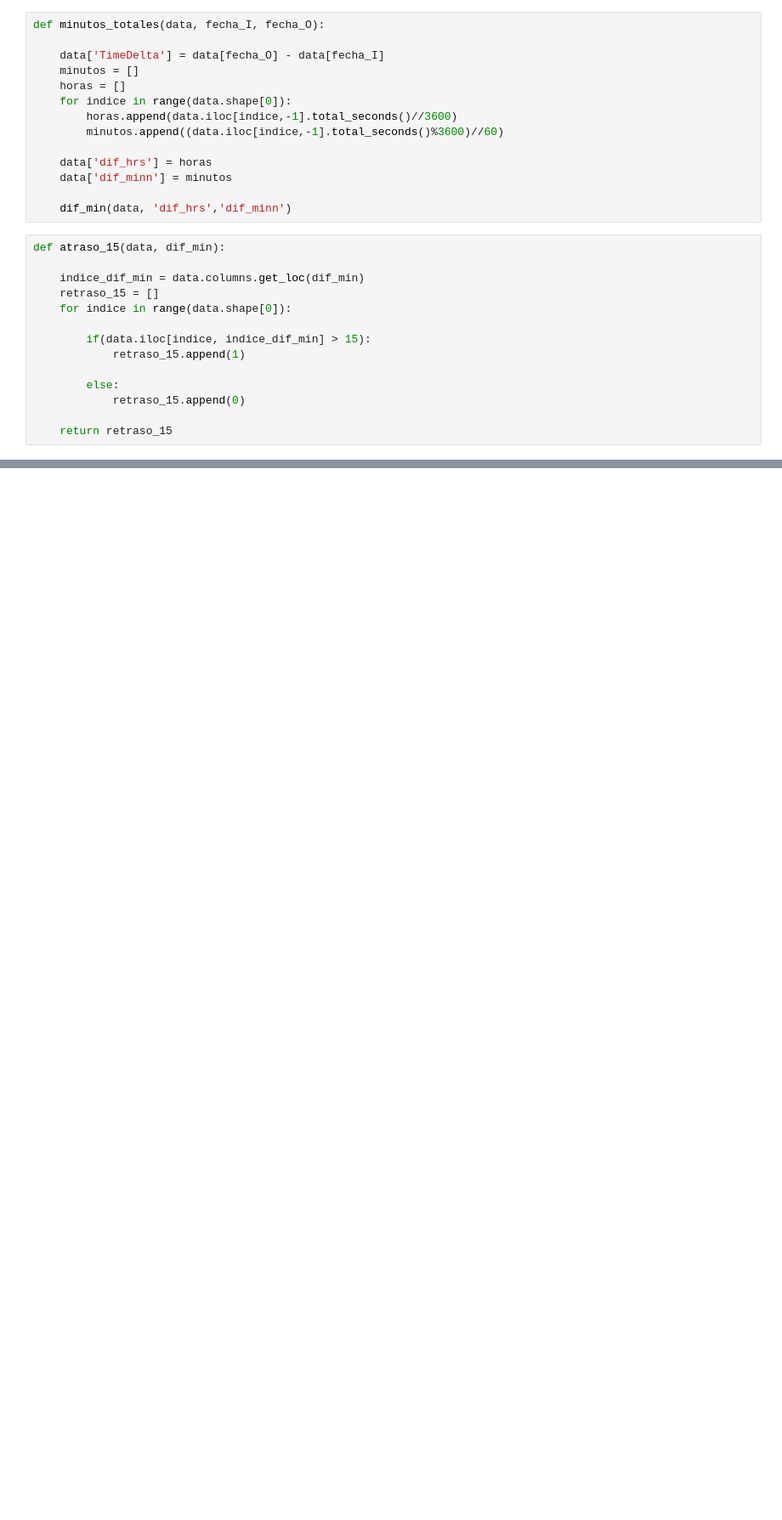
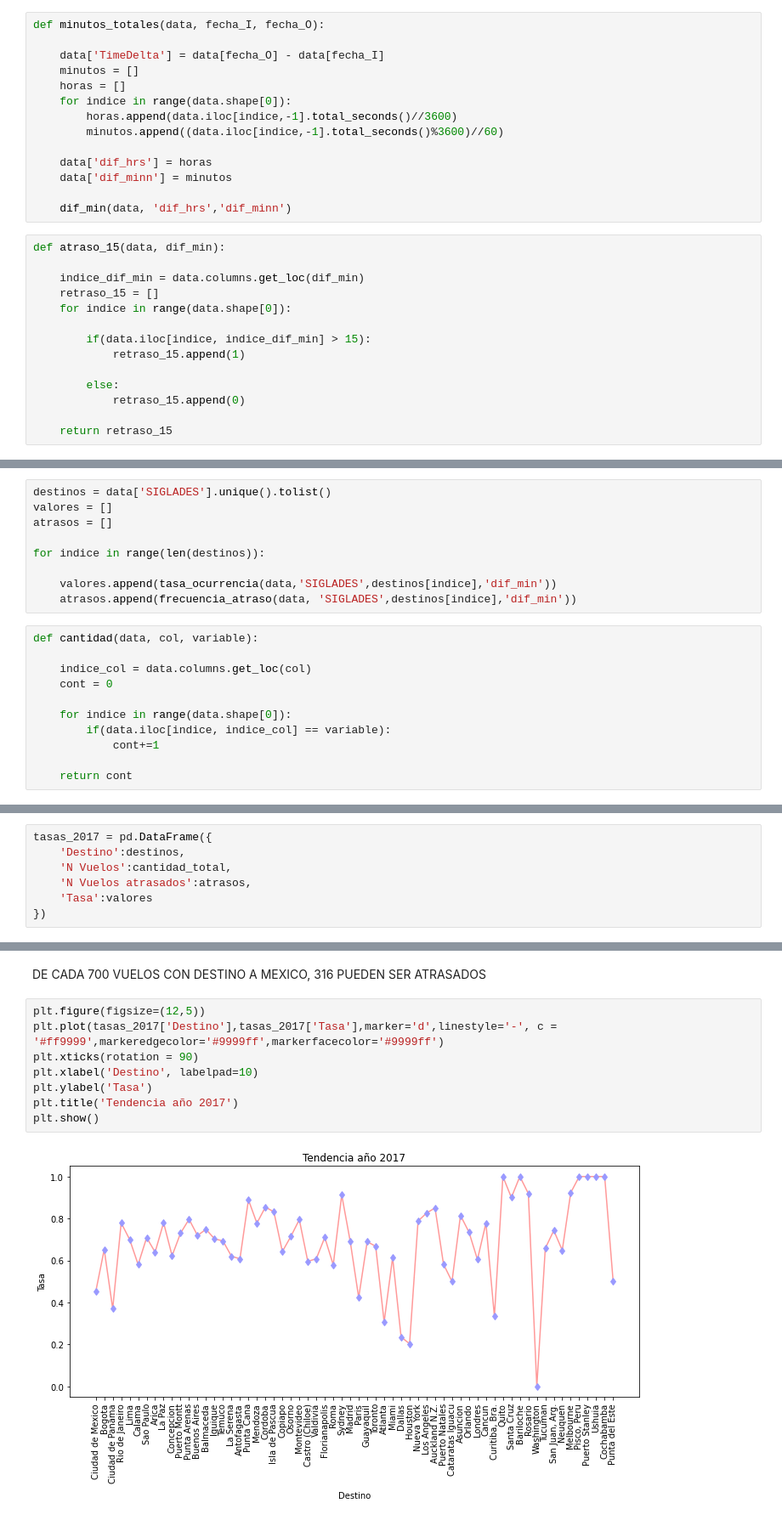
Before and after one commit to ignacialoyfra/ChallengeDataScientist-Ignacia-Loyola, a Jupyter notebook: solution.ipynb, the cells around one changed output, grey strips where cells are left out. Shown at 85% size. Cells and saved outputs as stored; diff of their text form; blank space fills up the shorter version.

```diff
--- a/solution.ipynb
+++ b/solution.ipynb
@@ -125,0 +295,20 @@ Index(['Fecha-I', 'Vlo-I', 'Ori-I', 'Des-I', 'Emp-I', 'Fecha-O', 'Vlo-O',
+# %%
+destinos = data['SIGLADES'].unique().tolist()
+valores = []
+atrasos = []
+
+for indice in range(len(destinos)):
+
+    valores.append(tasa_ocurrencia(data,'SIGLADES',destinos[indice],'dif_min'))
+    atrasos.append(frecuencia_atraso(data, 'SIGLADES',destinos[indice],'dif_min'))
+# %%
+def cantidad(data, col, variable):
+
+    indice_col = data.columns.get_loc(col)
+    cont = 0
+
+    for indice in range(data.shape[0]):
+        if(data.iloc[indice, indice_col] == variable):
+            cont+=1
+
+    return cont
@@ -125,0 +321,7 @@ Index(['Fecha-I', 'Vlo-I', 'Ori-I', 'Des-I', 'Emp-I', 'Fecha-O', 'Vlo-O',
+# %%
+tasas_2017 = pd.DataFrame({
+    'Destino':destinos,
+    'N Vuelos':cantidad_total,
+    'N Vuelos atrasados':atrasos,
+    'Tasa':valores
+})
@@ -125,0 +345,12 @@ Index(['Fecha-I', 'Vlo-I', 'Ori-I', 'Des-I', 'Emp-I', 'Fecha-O', 'Vlo-O',
+# %% [markdown]
+DE CADA 700 VUELOS CON DESTINO A MEXICO, 316 PUEDEN SER ATRASADOS
+# %%
+plt.figure(figsize=(12,5))
+plt.plot(tasas_2017['Destino'],tasas_2017['Tasa'],marker='d',linestyle='-', c = '#ff9999',markeredgecolor='#9999ff',markerfacecolor='#9999ff')
+plt.xticks(rotation = 90)
+plt.xlabel('Destino', labelpad=10)
+plt.ylabel('Tasa')
+plt.title('Tendencia año 2017')
+plt.show()
+# %% [output]
+[figure, added]
```
Also changed, not shown: parts of 84 cells of this notebook.
